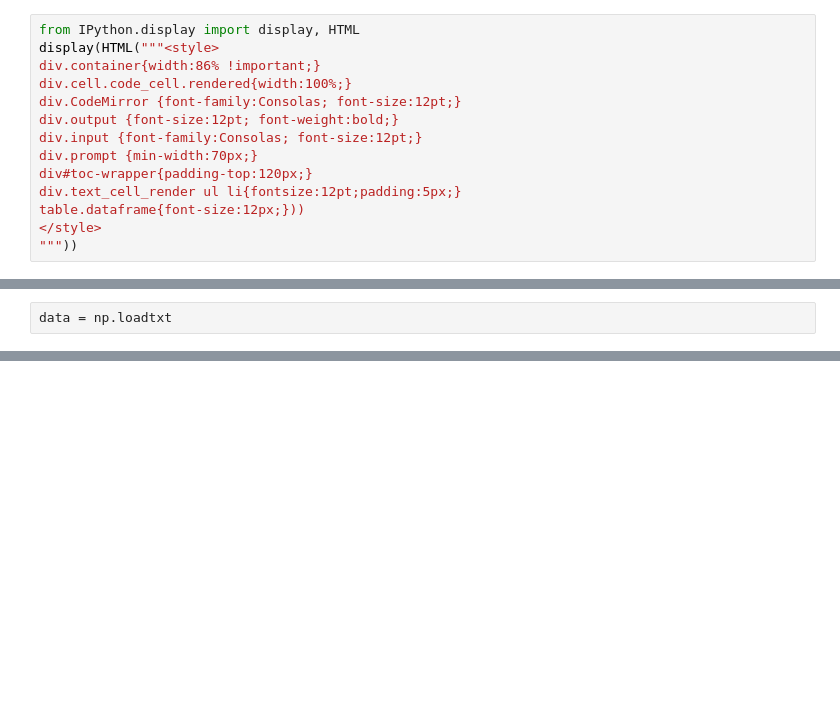
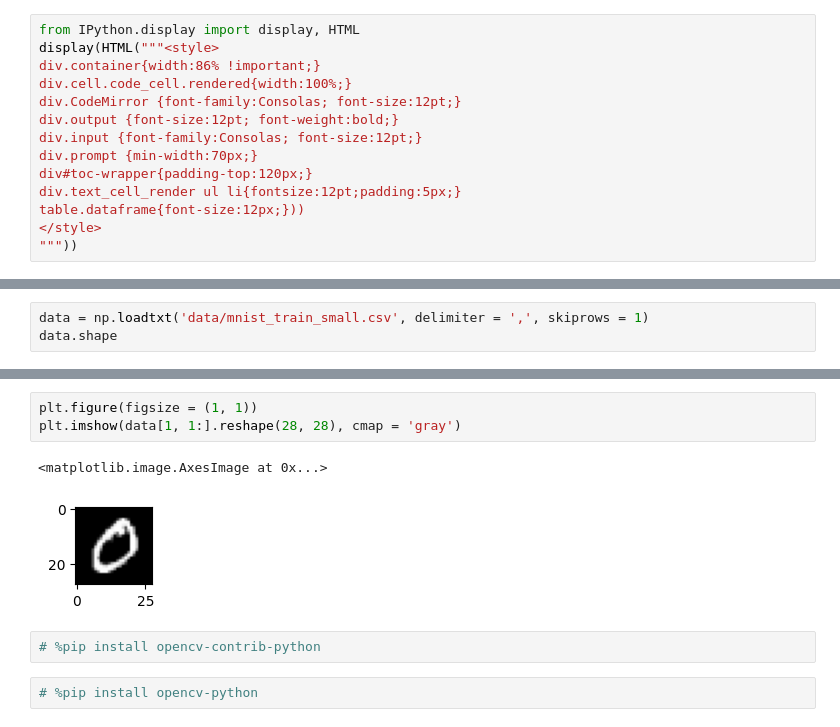
Before and after one commit to yongkoni/ai_x, a Jupyter notebook: source/05_DeepLearning/Ch08_DNN(딥러닝)_MNIST(손글씨데이터).ipynb, the cells around one changed output, grey strips where cells are left out. Drawn from its saved outputs; the diff is of its cells as text; blank space fills up the shorter version.

```diff
--- a/source/05_DeepLearning/Ch08_DNN(딥러닝)_MNIST(손글씨데이터).ipynb
+++ b/source/05_DeepLearning/Ch08_DNN(딥러닝)_MNIST(손글씨데이터).ipynb
@@ -28,2 +27,3 @@ from sklearn.model_selection import train_test_split  # 데이터 분리
 # %%
-data = np.loadtxt
+data = np.loadtxt('data/mnist_train_small.csv', delimiter = ',', skiprows = 1)
+data.shape
@@ -29,0 +60,10 @@ data = np.loadtxt
+# %%
+plt.figure(figsize = (1, 1))
+plt.imshow(data[1, 1:].reshape(28, 28), cmap = 'gray')
+# %% [output]
+<matplotlib.image.AxesImage at 0x...>
+[figure, added]
+# %%
+# %pip install opencv-contrib-python
+# %%
+# %pip install opencv-python
```
Also changed, not shown: parts of 46 cells of this notebook, 24 other files.
